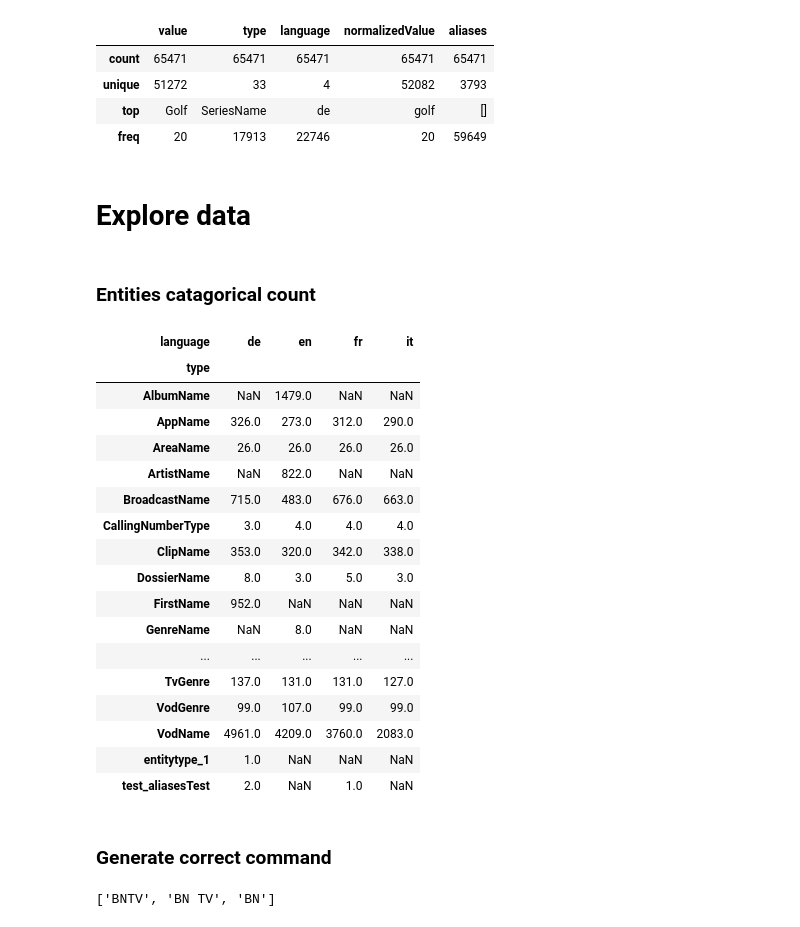
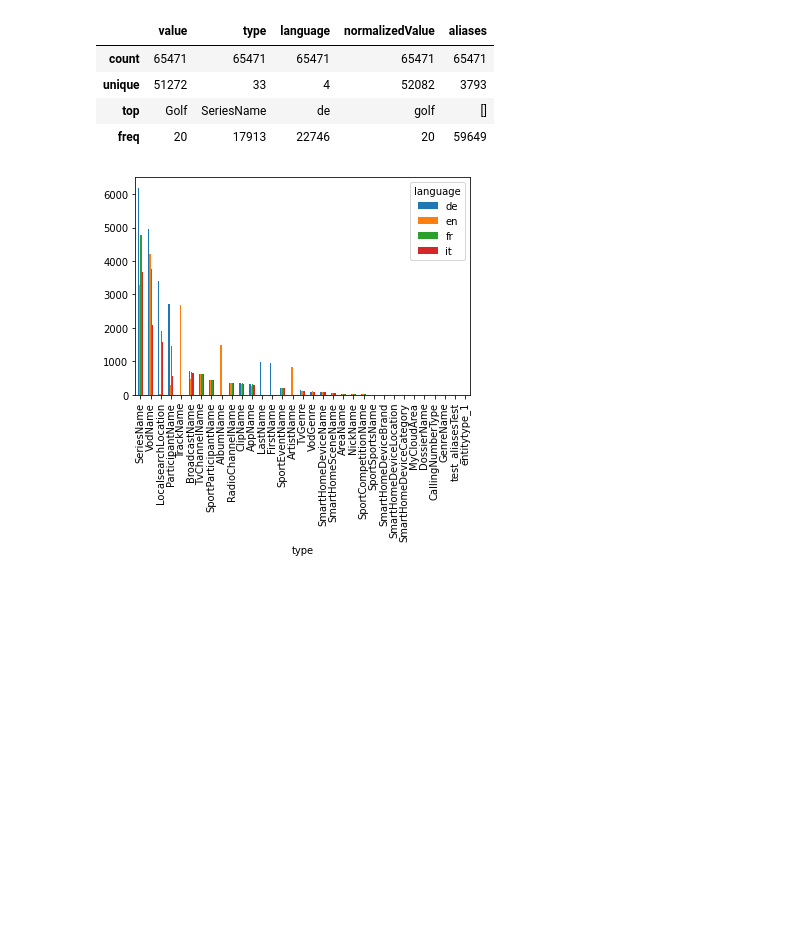
Before and after one commit to sting1000/generator, a Jupyter notebook: Explore.ipynb, the cells around one changed output. Cells and saved outputs as stored; diff of their text form; code cells hidden in the pictures; blank space fills up the shorter version.

```diff
--- a/Explore.ipynb
+++ b/Explore.ipynb
@@ -53,76 +56,15 @@ entities.describe()
 | unique | 51272 | 33 | 4 | 52082 | 3793 |
 | top | Golf | SeriesName | de | golf | [] |
 | freq | 20 | 17913 | 22746 | 20 | 59649 |
-# %% [markdown]
-# Explore data
-# %% [markdown]
-### Entities catagorical count
 # %%
 df = entities[['type', 'language']]
 df = df.groupby(['type','language']).size().reset_index(name='count')
-df.pivot(index='type', columns='language', values='count')#.plot(kind='bar')
+df2 = df.pivot(index='type', columns='language', values='count')
+df2['sum'] = 0
+df2 = df2.fillna(0)
+for lang in ['de', 'en', 'fr', 'it',]:
+    df2['sum'] += df2[lang]
+# df.sort_values('count', ascending=False)
+p = df2.sort_values('sum', ascending=False)[['de', 'en', 'fr', 'it']].plot(kind='bar')
 # %% [output]
-| language | de | en | fr | it |
-| type |  |  |  |  |
-| AlbumName | NaN | 1479.0 | NaN | NaN |
-| AppName | 326.0 | 273.0 | 312.0 | 290.0 |
-| AreaName | 26.0 | 26.0 | 26.0 | 26.0 |
-| ArtistName | NaN | 822.0 | NaN | NaN |
-| BroadcastName | 715.0 | 483.0 | 676.0 | 663.0 |
-| CallingNumberType | 3.0 | 4.0 | 4.0 | 4.0 |
-| ClipName | 353.0 | 320.0 | 342.0 | 338.0 |
-| DossierName | 8.0 | 3.0 | 5.0 | 3.0 |
-| FirstName | 952.0 | NaN | NaN | NaN |
-| GenreName | NaN | 8.0 | NaN | NaN |
-| ... | ... | ... | ... | ... |
-| TvGenre | 137.0 | 131.0 | 131.0 | 127.0 |
-| VodGenre | 99.0 | 107.0 | 99.0 | 99.0 |
-| VodName | 4961.0 | 4209.0 | 3760.0 | 2083.0 |
-| entitytype_1 | 1.0 | NaN | NaN | NaN |
-| test_aliasesTest | 2.0 | NaN | 1.0 | NaN |
+[figure, added]
-# %% [markdown]
-### Generate correct command
-# %%
-from generator.tools import filter_aliases
-l = [   "SRF 3",
-		"D R S 3",
-		"Schweiz 3",
-		"S R F 3",
-		"DRS 3",
-        "s r f 3",
-		"s r f drei",
-		"d r s drei",
-		"schweiz drei",
-		"DRS drei",
-        "one and a half man"
-	]
-l2 = [
-		"D M A X",
-		"d max",
-		"DMAX",
-		"d m a x",
-		"D Max",
-		"D Max Italia",
-		"d max italia"
-	]
-l3 = [
-		"TF three",
-		"TF 3",
-		"T F 3",
-		"t f three"
-	]
-l4 = [
-		"E V Z Academy",
-		"e v z academy"
-	]
-l5 = [
-		"BN",
-		"b n t v",
-		"B N",
-		"b n",
-		"BN TV",
-		"B N T V"
-	]
-filter_aliases(l5,'de')
-# %% [output]
-['BNTV', 'BN TV', 'BN']
```
Also changed, not shown: parts of 25 cells of this notebook, 11 other files.
